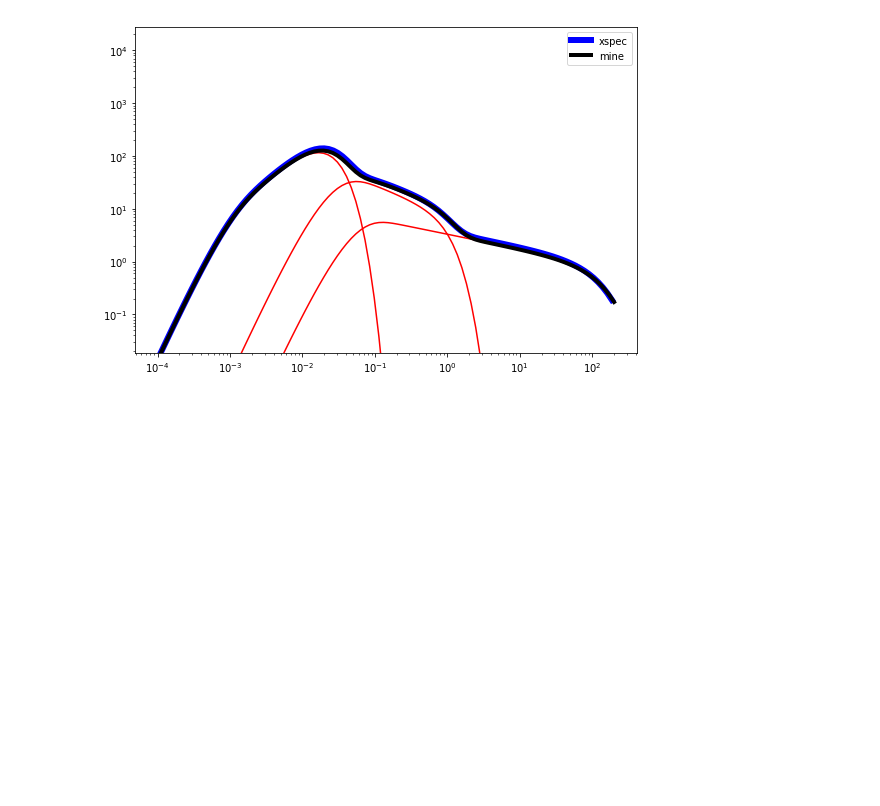
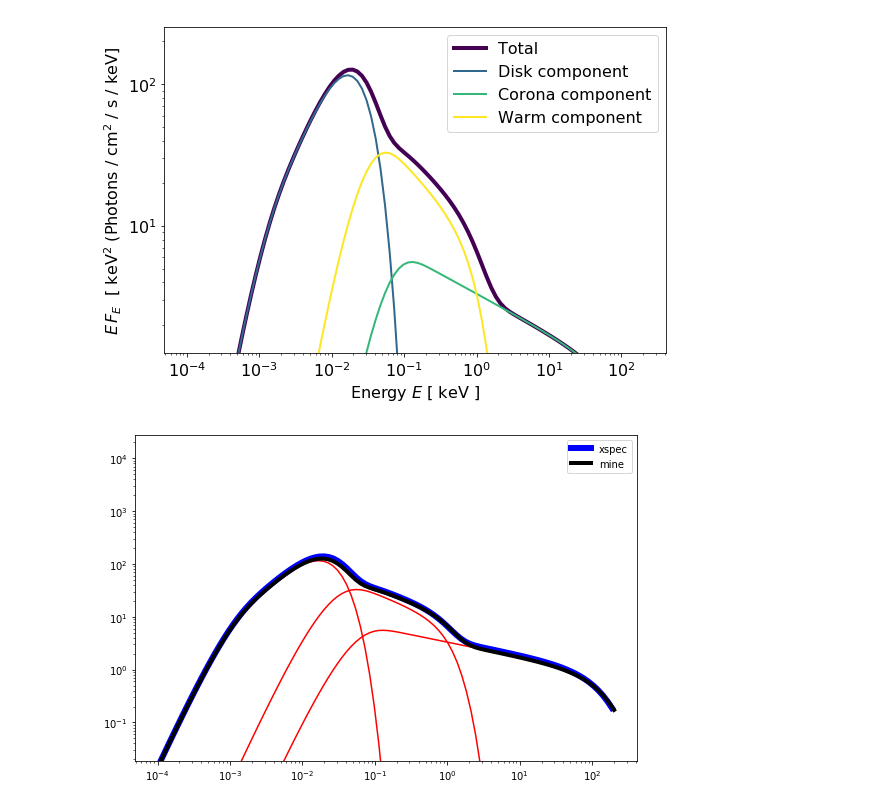
Before and after one commit to arnauqb/qsosed, a Jupyter notebook: tests.ipynb, the cells around one changed output. Saved outputs shown, nothing was run; the diff lists cells and outputs as text; code cells hidden in the pictures; blank space fills up the shorter version.

```diff
--- a/tests.ipynb
+++ b/tests.ipynb
@@ -16,3 +15,9 @@ distance = (10 * u.Mpc).to(u.cm).value
+# %%
+fig, ax = plt.subplots(figsize=(9,6))
+sed_test.plot_total_flux(distance, ax=ax)
+plt.show()
+# %% [output]
+[figure, added]
 # %%
 plt.figure(figsize=(9,6))
 xspec = np.loadtxt("/home/arnau/Documents/PyWinds/agn_sigmas/seds/sed_1e+08_5e-01.txt")
```
Also changed, not shown: parts of 2 cells of this notebook, 5 other files.
